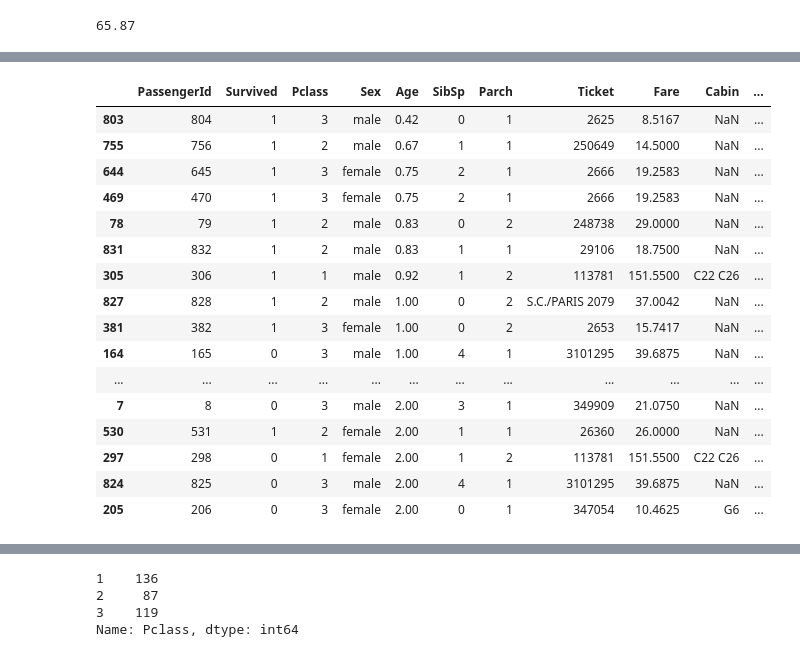
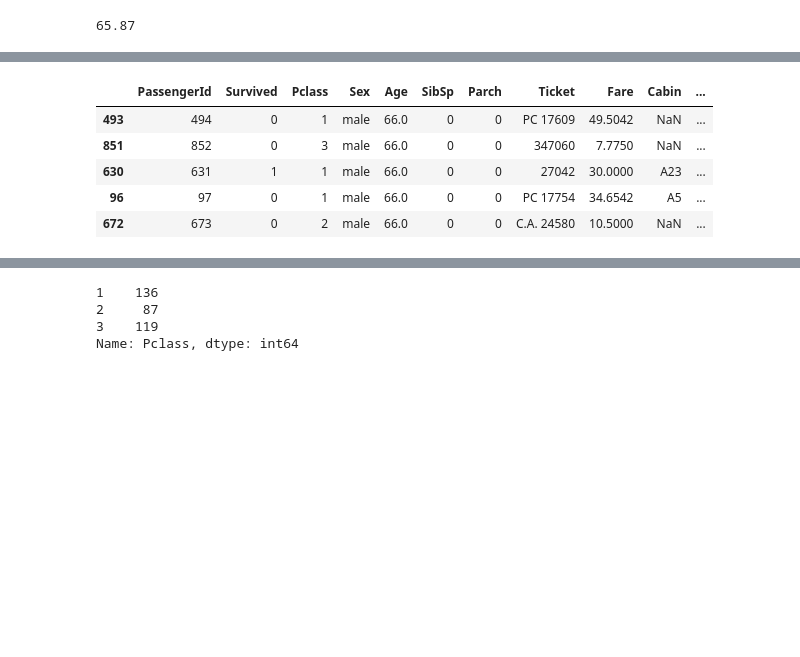
Before and after one commit to Neelam-Singhal/ClassificationProblem, a Jupyter notebook: titanic.ipynb, the cells around one changed output, grey strips where cells are left out. Drawn from its saved outputs; the diff is of its cells as text; code cells hidden in the pictures; blank space fills up the shorter version.

```diff
--- a/titanic.ipynb
+++ b/titanic.ipynb
@@ -276,20 +234,16 @@ Name: Age, dtype: float64
+# %%
+# capturing the ceiling value of outlier in a variable
+ceiling = math.ceil(np.percentile(train[~train.Age.isnull()].Age, 99))
+
+# Replacing value of Outlier Age with ceiling
+train.loc[train.Age >= ceiling, 'Age'] = ceiling
 # %%
-train[~train.Age.isnull()].sort_values('Age').head(20)
+# QA if the output looks as expected
+train[~(train.Age.isnull())].sort_values('Age', ascending=False).head()
 # %% [output]
 |  | PassengerId | Survived | Pclass | Sex | Age | SibSp | Parch | Ticket | Fare | Cabin | ... |
-| 803 | 804 | 1 | 3 | male | 0.42 | 0 | 1 | 2625 | 8.5167 | NaN | ... |
-| 755 | 756 | 1 | 2 | male | 0.67 | 1 | 1 | 250649 | 14.5000 | NaN | ... |
-| 644 | 645 | 1 | 3 | female | 0.75 | 2 | 1 | 2666 | 19.2583 | NaN | ... |
-| 469 | 470 | 1 | 3 | female | 0.75 | 2 | 1 | 2666 | 19.2583 | NaN | ... |
-| 78 | 79 | 1 | 2 | male | 0.83 | 0 | 2 | 248738 | 29.0000 | NaN | ... |
-| 831 | 832 | 1 | 2 | male | 0.83 | 1 | 1 | 29106 | 18.7500 | NaN | ... |
-| 305 | 306 | 1 | 1 | male | 0.92 | 1 | 2 | 113781 | 151.5500 | C22 C26 | ... |
-| 827 | 828 | 1 | 2 | male | 1.00 | 0 | 2 | S.C./PARIS 2079 | 37.0042 | NaN | ... |
-| 381 | 382 | 1 | 3 | female | 1.00 | 0 | 2 | 2653 | 15.7417 | NaN | ... |
-| 164 | 165 | 0 | 3 | male | 1.00 | 4 | 1 | 3101295 | 39.6875 | NaN | ... |
-| ... | ... | ... | ... | ... | ... | ... | ... | ... | ... | ... | ... |
-| 7 | 8 | 0 | 3 | male | 2.00 | 3 | 1 | 349909 | 21.0750 | NaN | ... |
-| 530 | 531 | 1 | 2 | female | 2.00 | 1 | 1 | 26360 | 26.0000 | NaN | ... |
-| 297 | 298 | 0 | 1 | female | 2.00 | 1 | 2 | 113781 | 151.5500 | C22 C26 | ... |
-| 824 | 825 | 0 | 3 | male | 2.00 | 4 | 1 | 3101295 | 39.6875 | NaN | ... |
-| 205 | 206 | 0 | 3 | female | 2.00 | 0 | 1 | 347054 | 10.4625 | G6 | ... |
+| 493 | 494 | 0 | 1 | male | 66.0 | 0 | 0 | PC 17609 | 49.5042 | NaN | ... |
+| 851 | 852 | 0 | 3 | male | 66.0 | 0 | 0 | 347060 | 7.7750 | NaN | ... |
+| 630 | 631 | 1 | 1 | male | 66.0 | 0 | 0 | 27042 | 30.0000 | A23 | ... |
+| 96 | 97 | 0 | 1 | male | 66.0 | 0 | 0 | PC 17754 | 34.6542 | A5 | ... |
+| 672 | 673 | 0 | 2 | male | 66.0 | 0 | 0 | C.A. 24580 | 10.5000 | NaN | ... |
```
Also changed, not shown: parts of 16 cells of this notebook.
